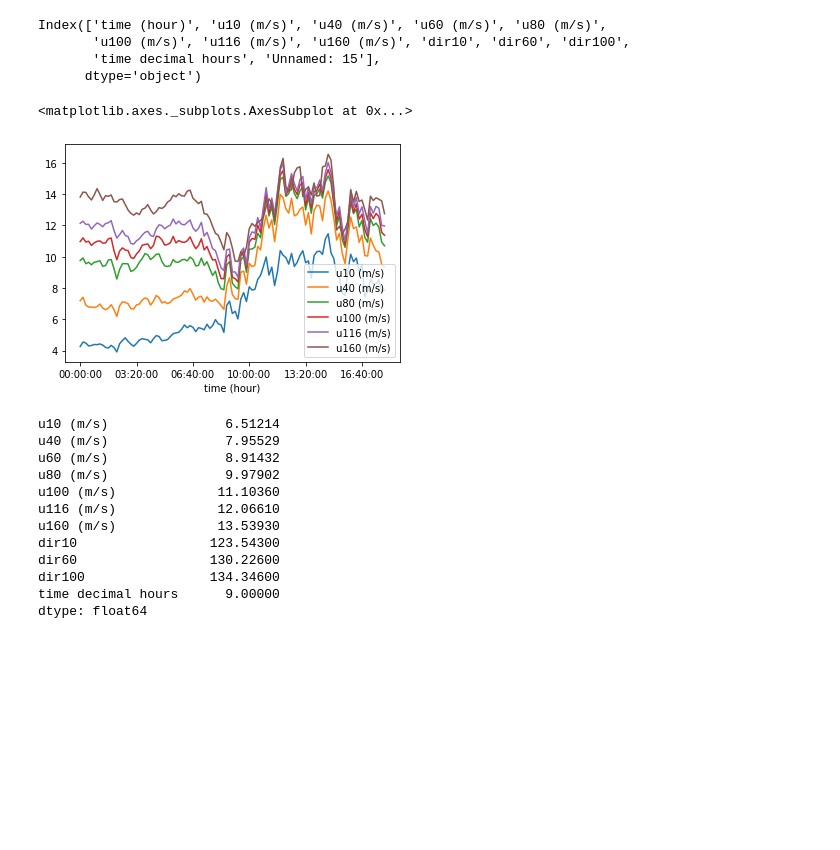
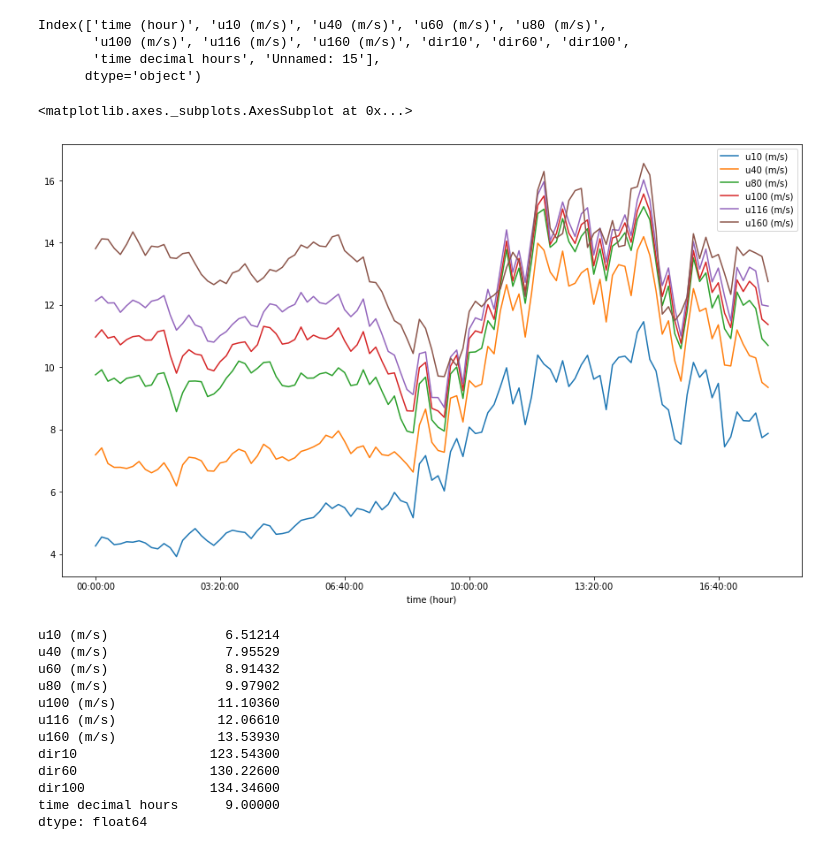
Before and after one commit to mteoraso/ML_Practice, a Jupyter notebook: Untitled50.ipynb, the cells around one changed output. Saved outputs shown, nothing was run; the diff lists cells and outputs as text; code cells hidden in the pictures; blank space fills up the shorter version.

```diff
--- a/Untitled50.ipynb
+++ b/Untitled50.ipynb
@@ -51,10 +51,10 @@ Index(['time (hour)', 'u10 (m/s)', 'u40 (m/s)', 'u60 (m/s)', 'u80 (m/s)',
        'time decimal hours', 'Unnamed: 15'],
       dtype='object')
 # %%
-df.plot('time (hour)', ['u10 (m/s)','u40 (m/s)','u80 (m/s)', 'u100 (m/s)', 'u116 (m/s)', 'u160 (m/s)'])
+df.plot('time (hour)', ['u10 (m/s)','u40 (m/s)','u80 (m/s)', 'u100 (m/s)', 'u116 (m/s)', 'u160 (m/s)'], figsize=(15,9))
 # %% [output]
 <matplotlib.axes._subplots.AxesSubplot at 0x...>
-[figure, old version]
+[figure, new version]
 # %%
 df.median()
 # %% [output]
```
Also changed, not shown: parts of 8 cells of this notebook.
